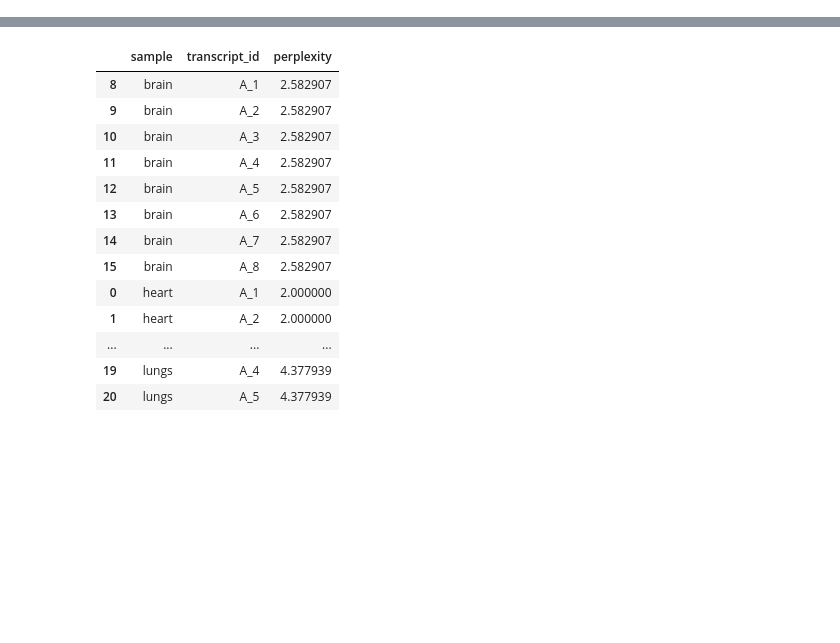
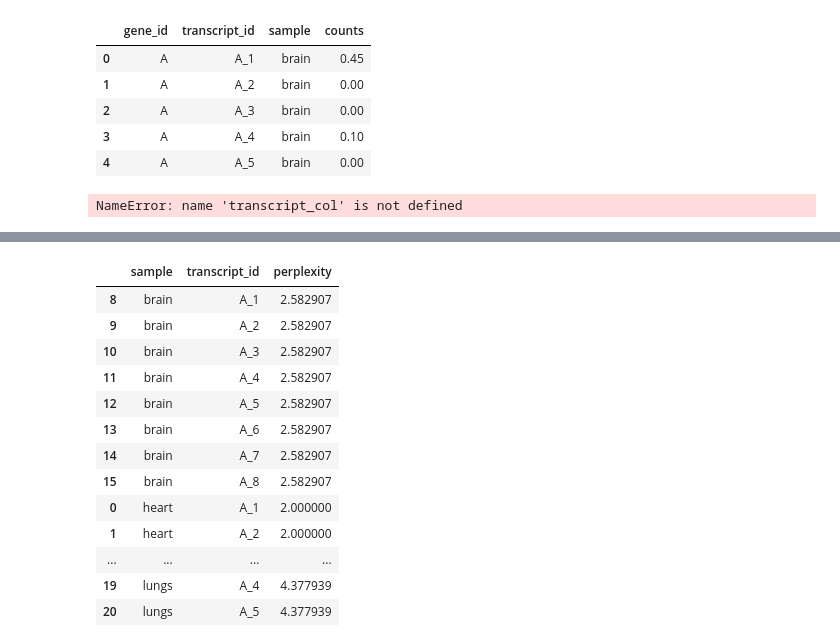
Before and after one commit to fairliereese/isoplex, a Jupyter notebook: dev.ipynb, the cells around one changed output, grey strips where cells are left out. Drawn from its saved outputs; the diff is of its cells as text; code cells hidden in the pictures; blank space fills up the shorter version.

```diff
--- a/dev.ipynb
+++ b/dev.ipynb
@@ -4,0 +116,27 @@ import numpy as np
+# %%
+gene_col = 'gene_id'
+feature_col = 'transcript_id'
+expression_type = 'counts'
+df = manuscript_sample_df()
+df.head()
+df = df.melt(id_vars=[gene_col, feature_col],
+             var_name='sample',
+             value_name=expression_type)
+df.head()
+# %% [output]
+|  | gene_id | transcript_id | sample | counts |
+| 0 | A | A_1 | brain | 0.45 |
+| 1 | A | A_2 | brain | 0.00 |
+| 2 | A | A_3 | brain | 0.00 |
+| 3 | A | A_4 | brain | 0.10 |
+| 4 | A | A_5 | brain | 0.00 |
+# %%
+beep = compute_multi_sample_isoform_metrics(
+    df='sample',
+    gene_col=gene_col,
+    feature_col=feature_col,
+    expression_col='counts',
+    expression_col_type='counts'
+)
+# %% [output]
+NameError: name 'transcript_col' is not defined
```
Also changed, not shown: parts of 6 cells of this notebook, 1 other file.
